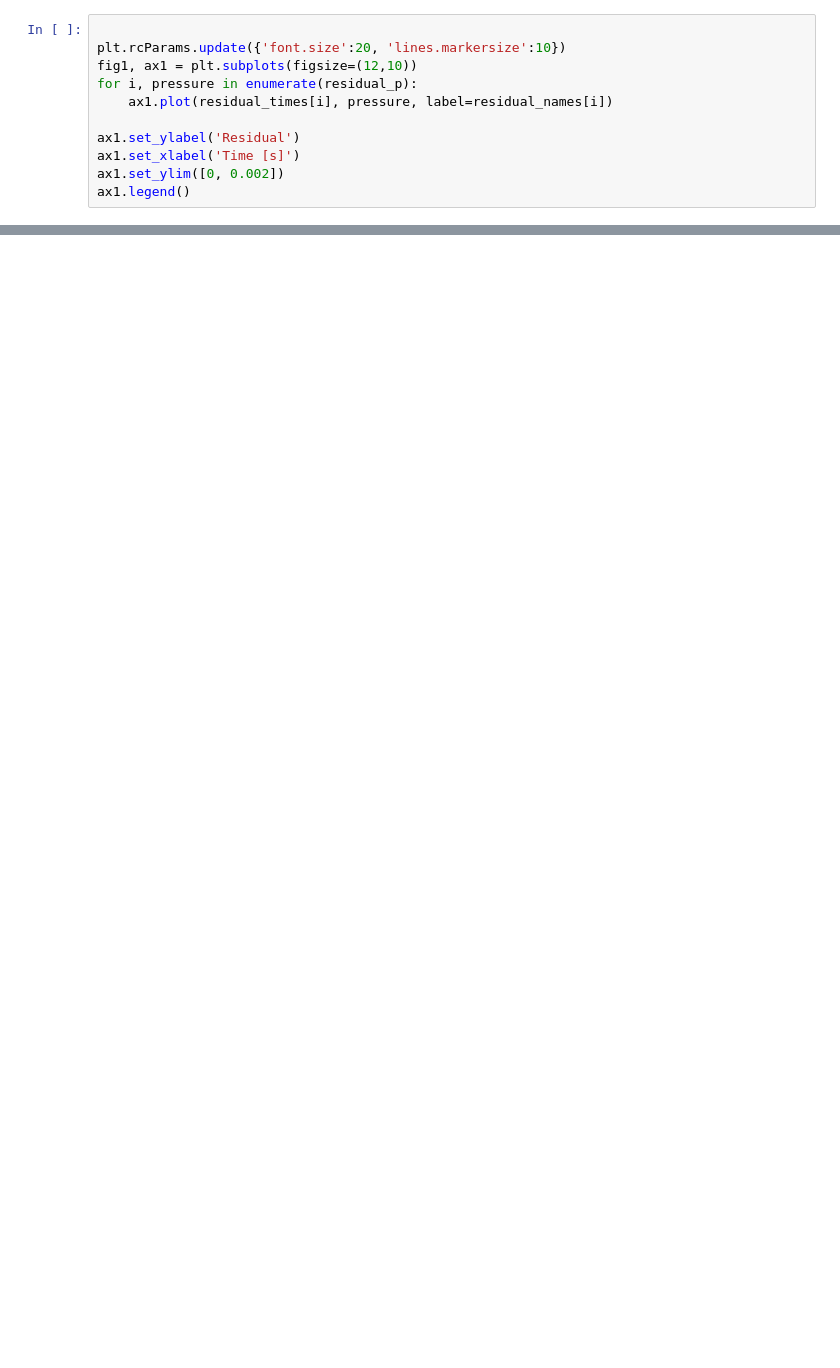
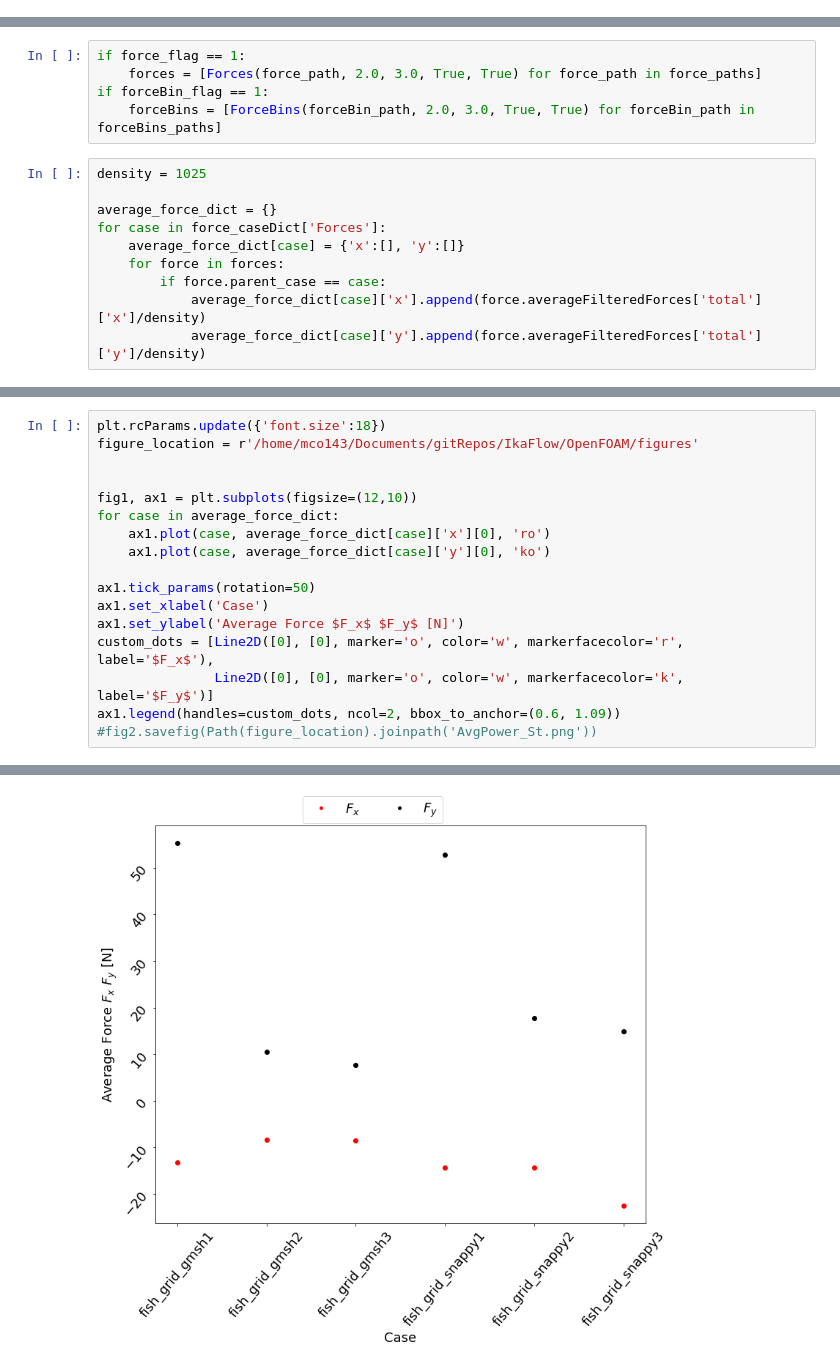
Before and after one commit to michaelcoe/Ika-Flow, a Jupyter notebook: OpenFOAM/postProcessing/gridComparison.ipynb, the cells around one changed output, grey strips where cells are left out. Cells and saved outputs as stored; diff of their text form; blank space fills up the shorter version.

```diff
--- a/OpenFOAM/postProcessing/gridComparison.ipynb
+++ b/OpenFOAM/postProcessing/gridComparison.ipynb
@@ -131,11 +0,0 @@ if(yPluss):
-# %%
-
-plt.rcParams.update({'font.size':20, 'lines.markersize':10})
-fig1, ax1 = plt.subplots(figsize=(12,10))
-for i, pressure in enumerate(residual_p):
-    ax1.plot(residual_times[i], pressure, label=residual_names[i])
-
-ax1.set_ylabel('Residual')
-ax1.set_xlabel('Time [s]')
-ax1.set_ylim([0, 0.002])
-ax1.legend()
@@ -197,0 +101,15 @@ ax4.legend()
+# %%
+if force_flag == 1:
+    forces = [Forces(force_path, 2.0, 3.0, True, True) for force_path in force_paths]
+if forceBin_flag == 1:
+    forceBins = [ForceBins(forceBin_path, 2.0, 3.0, True, True) for forceBin_path in forceBins_paths]
+# %%
+density = 1025
+
+average_force_dict = {}
+for case in force_caseDict['Forces']:
+    average_force_dict[case] = {'x':[], 'y':[]}
+    for force in forces:
+        if force.parent_case == case:
+            average_force_dict[case]['x'].append(force.averageFilteredForces['total']['x']/density)
+            average_force_dict[case]['y'].append(force.averageFilteredForces['total']['y']/density)
@@ -197,0 +125,18 @@ ax4.legend()
+# %%
+plt.rcParams.update({'font.size':18})
+figure_location = r'/home/mco143/Documents/gitRepos/IkaFlow/OpenFOAM/figures'
+
+
+fig1, ax1 = plt.subplots(figsize=(12,10))
+for case in average_force_dict:
+    ax1.plot(case, average_force_dict[case]['x'][0], 'ro')
+    ax1.plot(case, average_force_dict[case]['y'][0], 'ko')
+
+ax1.tick_params(rotation=50)
+ax1.set_xlabel('Case')
+ax1.set_ylabel('Average Force $F_x$ $F_y$ [N]')
+custom_dots = [Line2D([0], [0], marker='o', color='w', markerfacecolor='r', label='$F_x$'),
+               Line2D([0], [0], marker='o', color='w', markerfacecolor='k', label='$F_y$')]
+ax1.legend(handles=custom_dots, ncol=2, bbox_to_anchor=(0.6, 1.09))
+#fig2.savefig(Path(figure_location).joinpath('AvgPower_St.png'))
+# %% [output]
@@ -197,0 +144 @@ ax4.legend()
+[figure, added]
```
Also changed, not shown: parts of 14 cells of this notebook, 3 other files.
